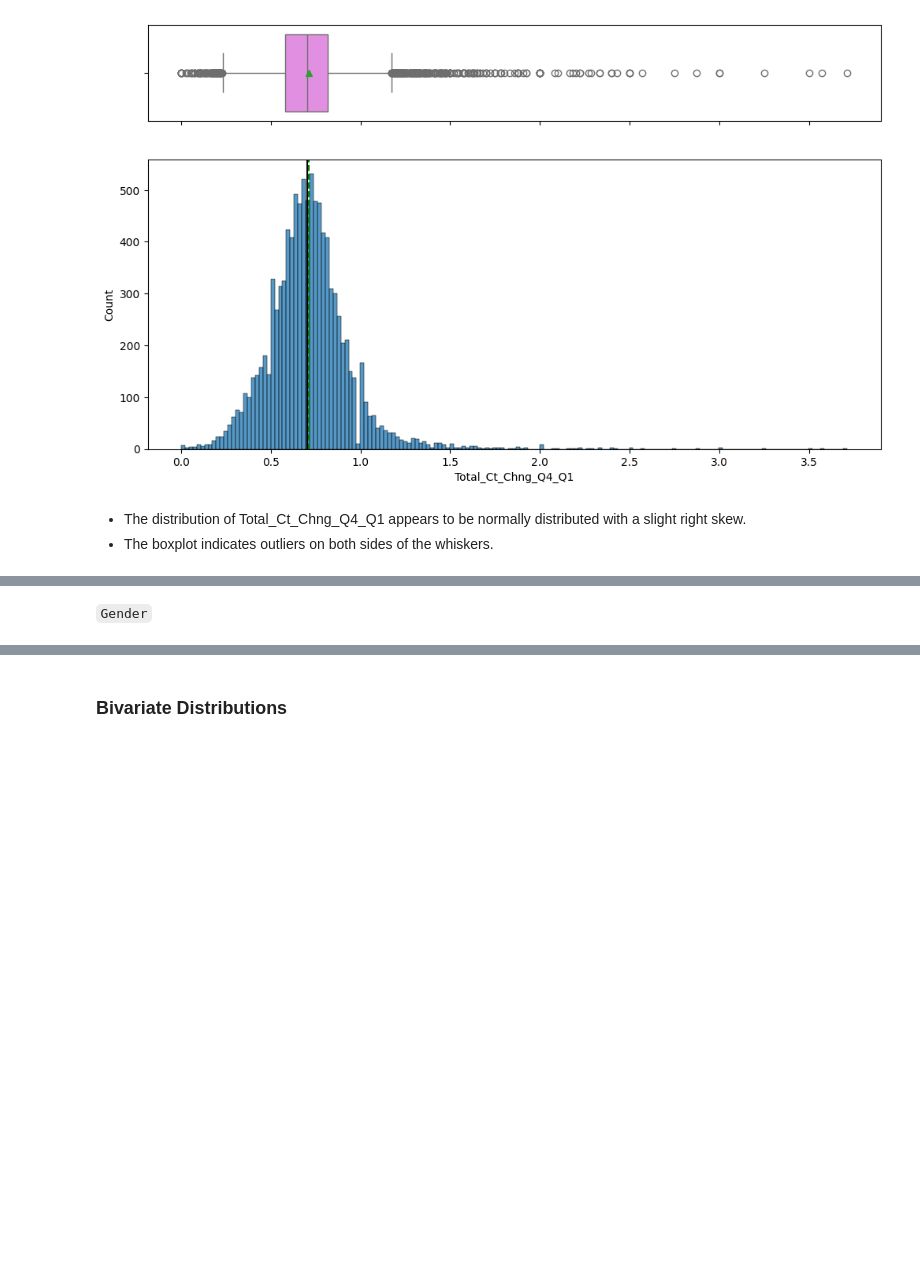
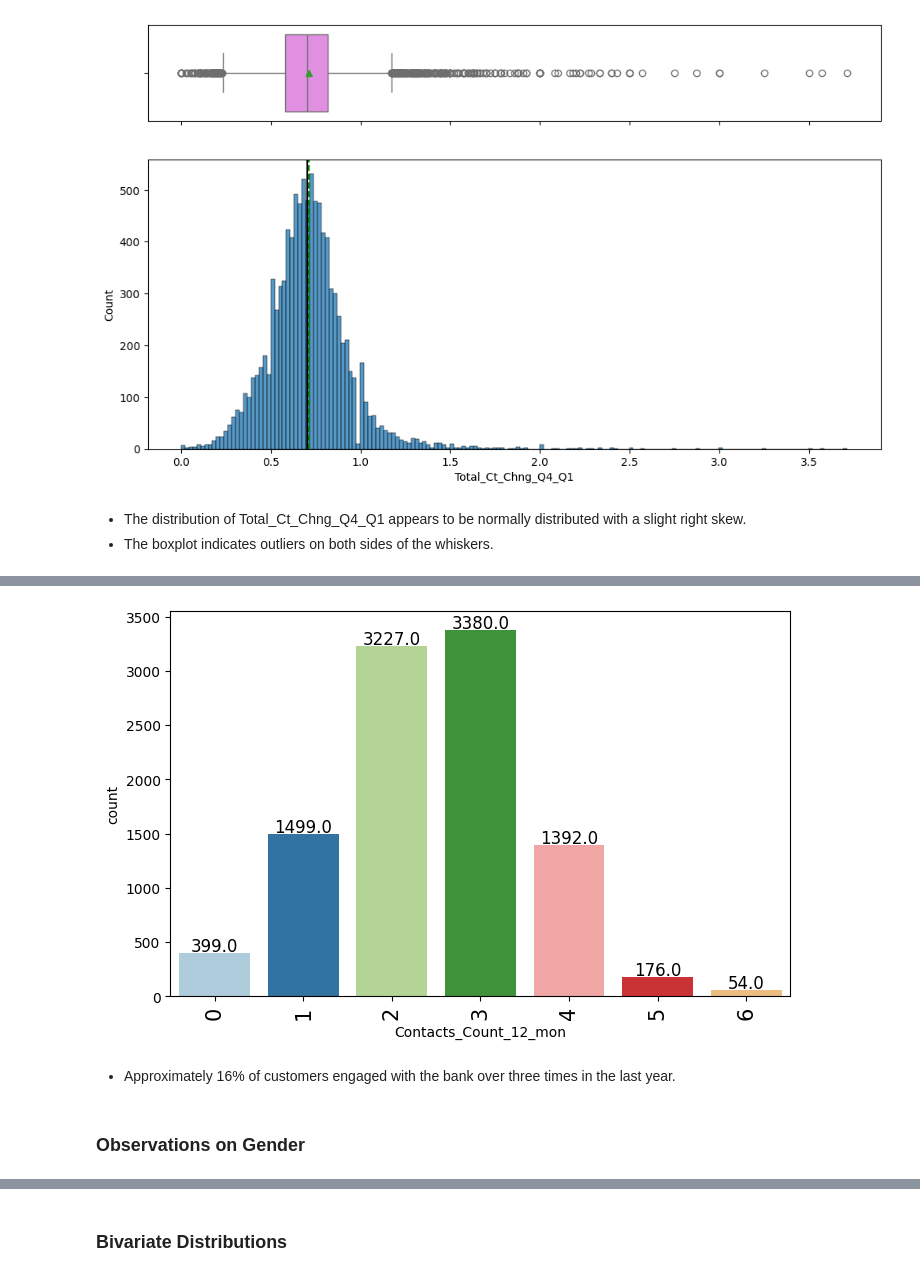
Before and after one commit to aimlalchemists/credit-card-users-churn-prediction, a Jupyter notebook: Credit_Card_Users_Churn_Prediction.ipynb, the cells around one changed output, grey strips where cells are left out. Cells and saved outputs as stored; diff of their text form; code cells hidden in the pictures; blank space fills up the shorter version.

```diff
--- a/Credit_Card_Users_Churn_Prediction.ipynb
+++ b/Credit_Card_Users_Churn_Prediction.ipynb
@@ -671,5 +688,9 @@ labeled_barplot('_______') ## Complete the code to create labeled_barplot for 'M
 # %%
-labeled_barplot('_______') ## Complete the code to create labeled_barplot for 'Contacts_Count_12_mon'
+labeled_barplot(data, "Contacts_Count_12_mon")
+# %% [output]
+[figure, added]
+# %% [markdown]
+- Approximately 16% of customers engaged with the bank over three times in the last year.
 # %% [markdown]
-`Gender`
+### **Observations on Gender**
 # %%
```
Also changed, not shown: parts of 99 cells of this notebook.
